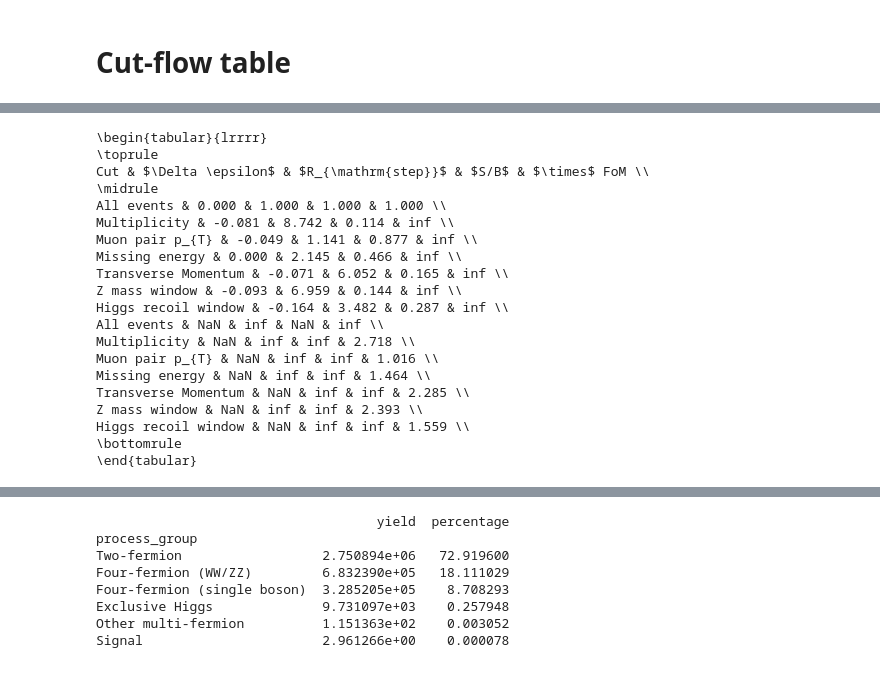
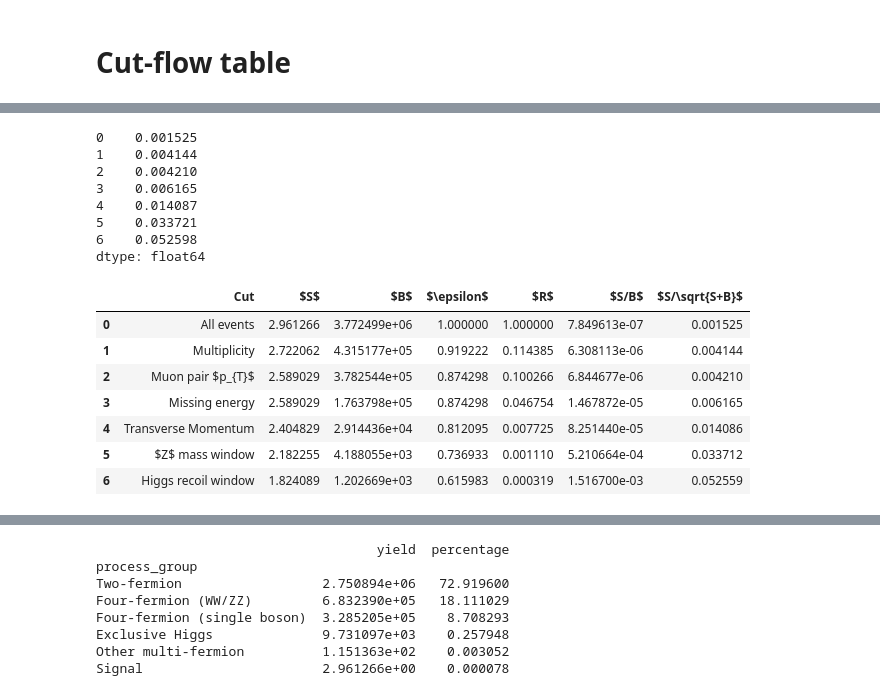
Before and after one commit to mazeeqe/tomaz-example, a Jupyter notebook: data/histogram.ipynb, the cells around one changed output, grey strips where cells are left out. Cells and saved outputs as stored; diff of their text form; code cells hidden in the pictures.

```diff
--- a/data/histogram.ipynb
+++ b/data/histogram.ipynb
@@ -1570,11 +1473,11 @@ def cut_missing_energy(df, thr=40):
 cuts = [
     ("All events", cut_all),
     ("Multiplicity", apply_multiplicity_cuts),
-    (r"Muon pair p_{T}", cut_lepton_pt),
+    (r"Muon pair $p_{T}$", cut_lepton_pt),
     ("Missing energy", cut_missing_energy),
     ("Transverse Momentum", cut_p_T),
     #("Missing Transverse Momentum", cut_missing_pt),
-    ("Z mass window", cut_z_mass),
+    (r"$Z$ mass window", cut_z_mass),
     ("Higgs recoil window", cut_higgs_window),
 
 
@@ -2096,25 +2031,31 @@ dict_keys(['All events', 'Multiplicity', 'Muon pair p_{T}', 'Missing energy', 'T
+# %%
+b = df_yields["$B$"]
+s/np.sqrt(b)
+# %% [output]
+0    0.001525
+1    0.004144
+2    0.004210
+3    0.006165
+4    0.014087
+5    0.033721
+6    0.052598
+dtype: float64
 # %%
-cutflow_df = pd.concat([df_yields, df_performance], ignore_index=True)
-cut_evolution_df = build_cut_evolution(cutflow_df)
-print(cut_evolution_df.to_latex(index=False, float_format="%.3f"))
+# Assuming df_yields and df_performance are already defined
+cutflow_df = pd.merge(
+    df_yields,
+    df_performance,
+    on='Cut',          # column name to join on
+    how='inner'       # keep only matching Cut values
+)
+
+cutflow_df
 # %% [output]
-\begin{tabular}{lrrrr}
-\toprule
-Cut & $\Delta \epsilon$ & $R_{\mathrm{step}}$ & $S/B$ & $\times$ FoM \\
-\midrule
-All events & 0.000 & 1.000 & 1.000 & 1.000 \\
-Multiplicity & -0.081 & 8.742 & 0.114 & inf \\
-Muon pair p_{T} & -0.049 & 1.141 & 0.877 & inf \\
-Missing energy & 0.000 & 2.145 & 0.466 & inf \\
-Transverse Momentum & -0.071 & 6.052 & 0.165 & inf \\
-Z mass window & -0.093 & 6.959 & 0.144 & inf \\
-Higgs recoil window & -0.164 & 3.482 & 0.287 & inf \\
-All events & NaN & inf & NaN & inf \\
-Multiplicity & NaN & inf & inf & 2.718 \\
-Muon pair p_{T} & NaN & inf & inf & 1.016 \\
-Missing energy & NaN & inf & inf & 1.464 \\
-Transverse Momentum & NaN & inf & inf & 2.285 \\
-Z mass window & NaN & inf & inf & 2.393 \\
-Higgs recoil window & NaN & inf & inf & 1.559 \\
-\bottomrule
-\end{tabular}
+|  | Cut | $S$ | $B$ | $\epsilon$ | $R$ | $S/B$ | $S/\sqrt{S+B}$ |
+| 0 | All events | 2.961266 | 3.772499e+06 | 1.000000 | 1.000000 | 7.849613e-07 | 0.001525 |
+| 1 | Multiplicity | 2.722062 | 4.315177e+05 | 0.919222 | 0.114385 | 6.308113e-06 | 0.004144 |
+| 2 | Muon pair $p_{T}$ | 2.589029 | 3.782544e+05 | 0.874298 | 0.100266 | 6.844677e-06 | 0.004210 |
+| 3 | Missing energy | 2.589029 | 1.763798e+05 | 0.874298 | 0.046754 | 1.467872e-05 | 0.006165 |
+| 4 | Transverse Momentum | 2.404829 | 2.914436e+04 | 0.812095 | 0.007725 | 8.251440e-05 | 0.014086 |
+| 5 | $Z$ mass window | 2.182255 | 4.188055e+03 | 0.736933 | 0.001110 | 5.210664e-04 | 0.033712 |
+| 6 | Higgs recoil window | 1.824089 | 1.202669e+03 | 0.615983 | 0.000319 | 1.516700e-03 | 0.052559 |
```
Also changed, not shown: parts of 22 cells of this notebook, 5 other files.
